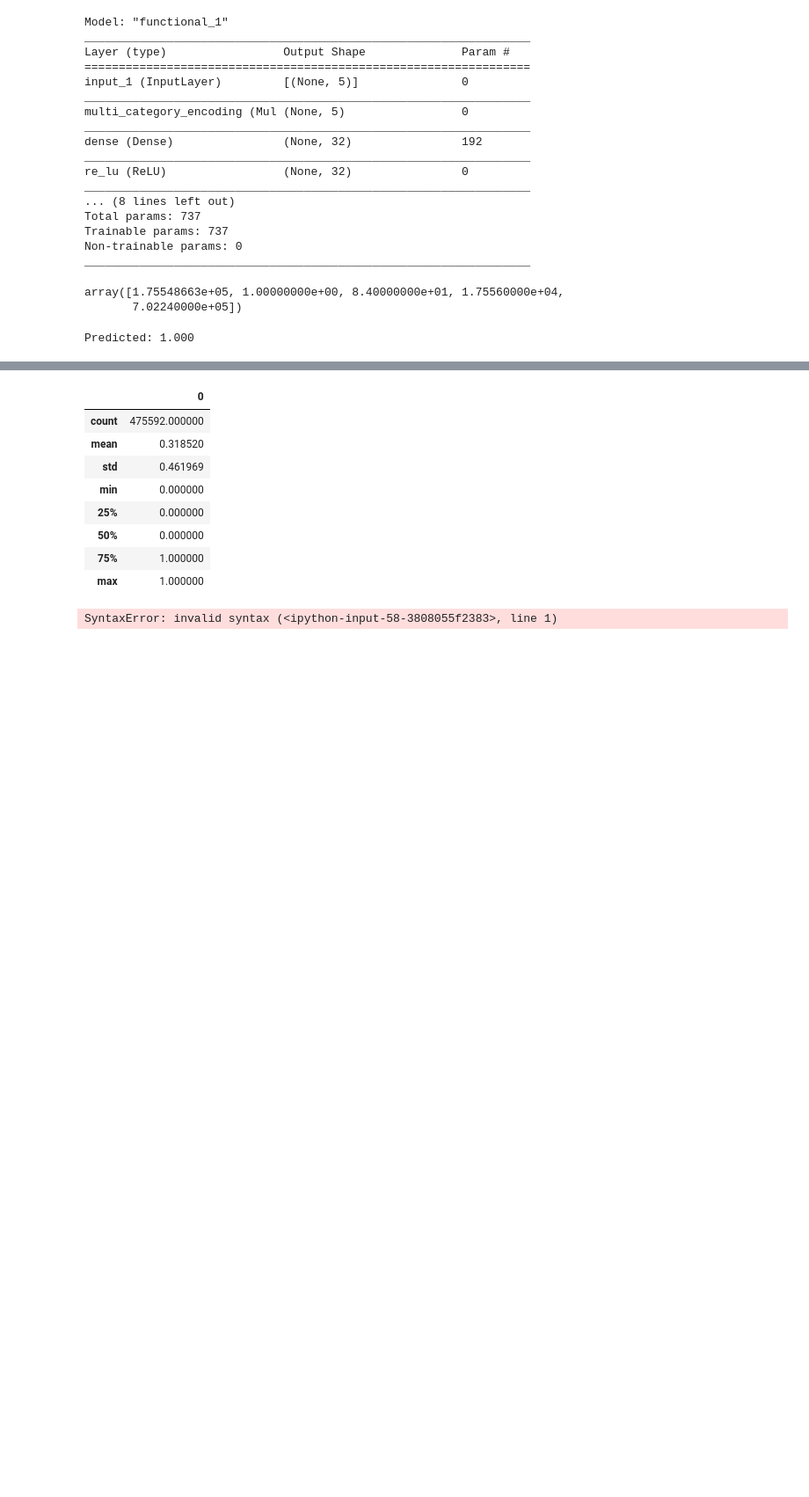
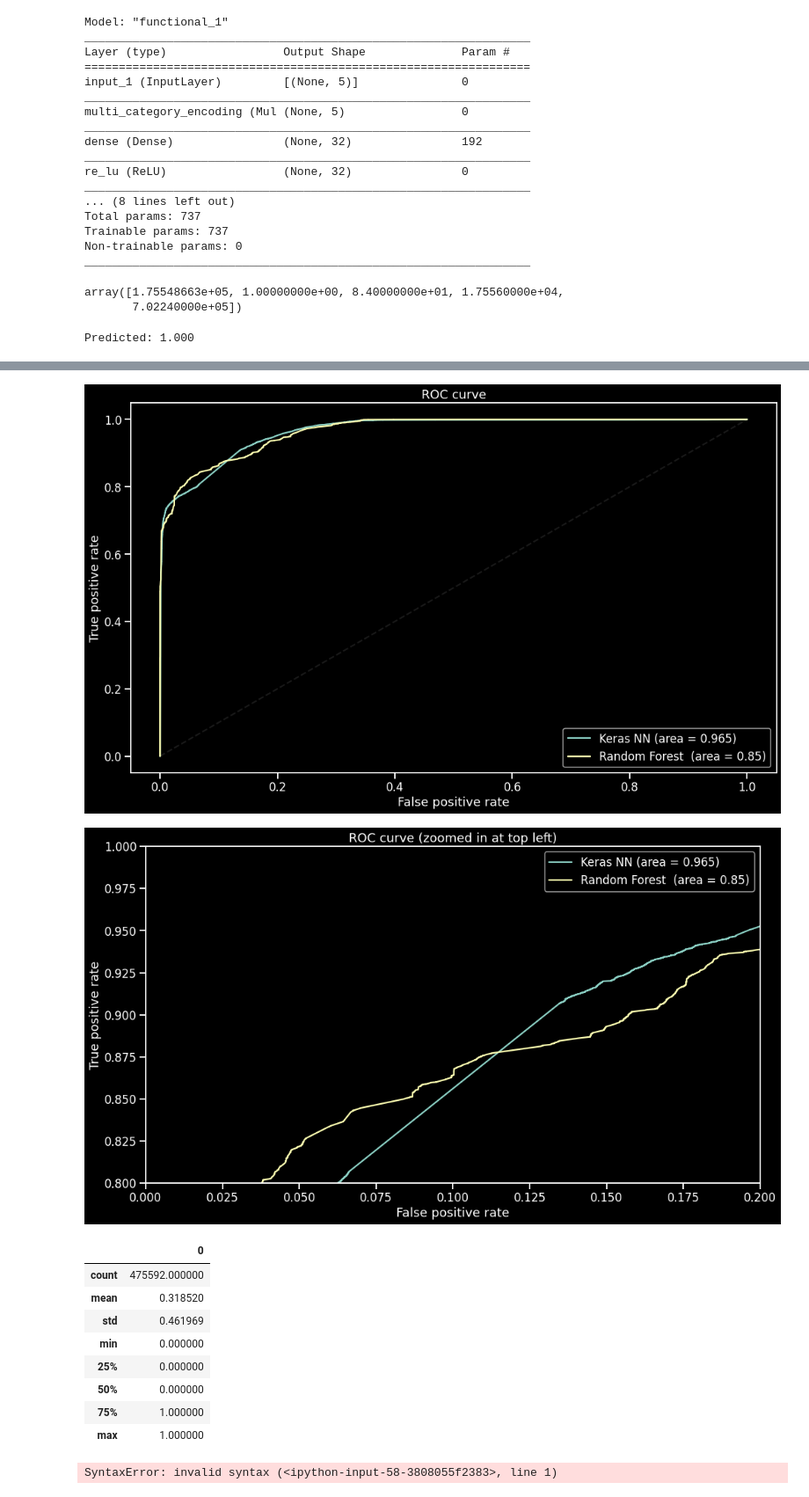
Before and after one commit to herrfeder/AI_Cybersecurity_IDS_PoC, a Jupyter notebook: analysis/NN/NN-autoKears-check.ipynb, the cells around one changed output, grey strips where cells are left out. Shown: that part at 88% size. Drawn from its saved outputs; the diff is of its cells as text; code cells hidden in the pictures; blank space fills up the shorter version.

```diff
--- a/analysis/NN/NN-autoKears-check.ipynb
+++ b/analysis/NN/NN-autoKears-check.ipynb
@@ -249,3 +324,31 @@ array([[1.],
+# %%
+#plt.figure()
+plt.figure(1, figsize=(17,10))
+plt.plot([0, 1], [0, 1], 'k--')
+plt.plot(fpr_keras, tpr_keras, label='Keras NN (area = {:.3f})'.format(auc_keras))
+plt.plot(df_rf_metric.rf_fpr.values, df_rf_metric.rf_tpr.values, label='Random Forest '+' (area = %0.2f)' % auc_score)
+plt.xlabel('False positive rate')
+plt.ylabel('True positive rate')
+plt.title('ROC curve')
+plt.legend(loc='best')
+plt.savefig('../model/nn_and_rf_roccurve.png')
+plt.show()
+# Zoom in view of the upper left corner.
+plt.figure(2, figsize=(16,9))
+plt.xlim(0, 0.2)
+plt.ylim(0.8, 1)
+plt.plot([0, 1], [0, 1], 'k--')
+plt.plot(fpr_keras, tpr_keras, label='Keras NN (area = {:.3f})'.format(auc_keras))
+plt.plot(df_rf_metric.rf_fpr.values, df_rf_metric.rf_tpr.values, label='Random Forest '+' (area = %0.2f)' % auc_score)
+plt.xlabel('False positive rate')
+plt.ylabel('True positive rate')
+plt.title('ROC curve (zoomed in at top left)')
+plt.legend(loc='best')
+plt.savefig('../model/nn_and_rf_roccurve_zoom.png')
+plt.show()
+# %% [output]
+[figure, added]
+[figure, added]
 # %%
 new = pd.DataFrame(yhat)
 # %%
```
Also changed, not shown: parts of 16 cells of this notebook, 5 other files.
